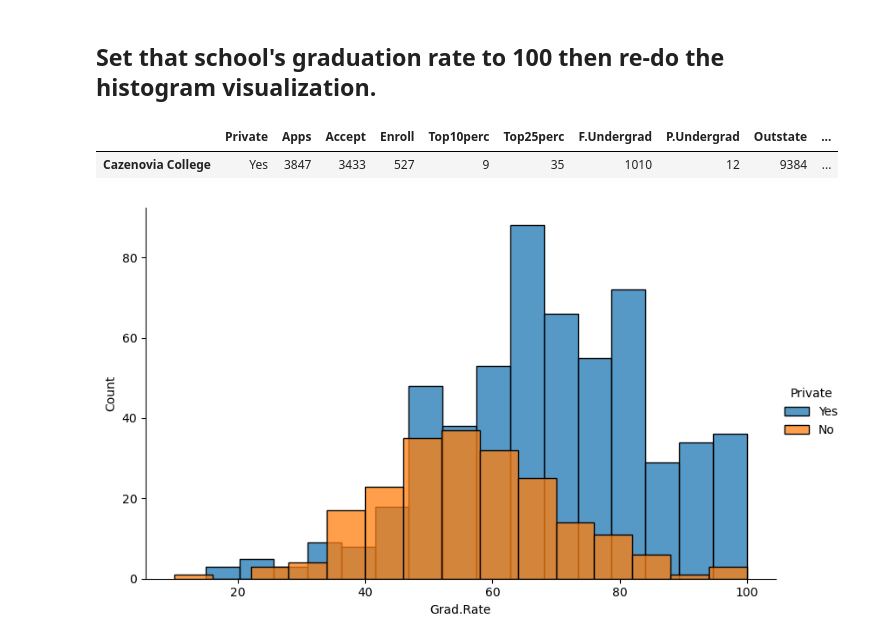
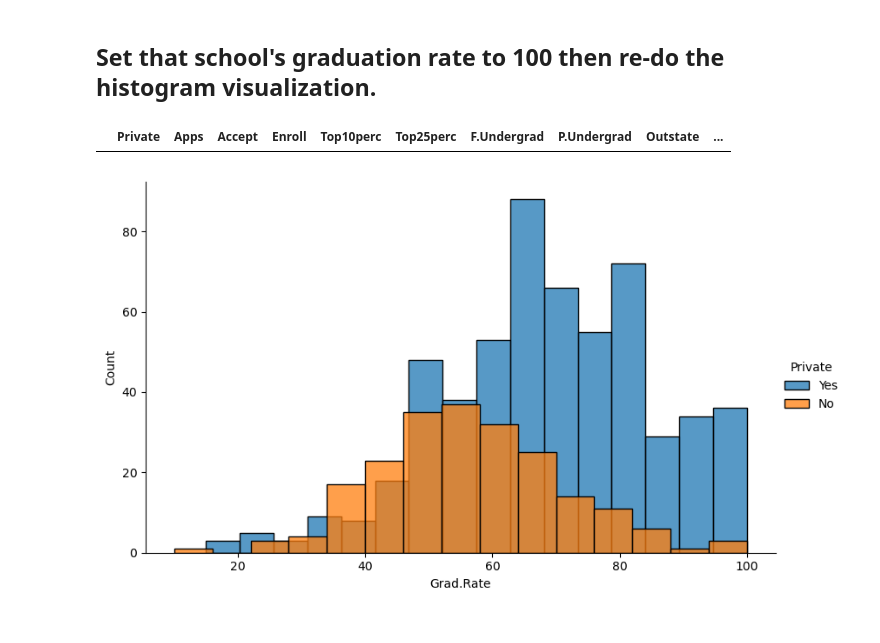
Before and after one commit to Tuwaiq-Data-Science-Bootcamp-V3/K-means-Lab1, a Jupyter notebook: KMeans_Assignment.ipynb, the cells around one changed output. Saved outputs shown, nothing was run; the diff lists cells and outputs as text; code cells hidden in the pictures.

```diff
--- a/KMeans_Assignment.ipynb
+++ b/KMeans_Assignment.ipynb
@@ -127,11 +127,10 @@ higher_then_100
 i = higher_then_100.index
 # Set the graduation rate of the school to 100
 df.loc[i, 'Grad.Rate'] = 100
-# %%
-higher_then_100
-# %% [output]
-|  | Private | Apps | Accept | Enroll | Top10perc | Top25perc | F.Undergrad | P.Undergrad | Outstate | ... |
-| Cazenovia College | Yes | 3847 | 3433 | 527 | 9 | 35 | 1010 | 12 | 9384 | ... |
+# %%
+df.loc[(df['Private'] == 'Yes') & (df['Grad.Rate'] > 100)]
+# %% [output]
+|  | Private | Apps | Accept | Enroll | Top10perc | Top25perc | F.Undergrad | P.Undergrad | Outstate | ... |
 # %%
 Facegrid= sns.FacetGrid(df, hue="Private", height=5,aspect=1.6)
 Facegrid.map(sns.histplot, "Grad.Rate")
```
Also changed, not shown: parts of 3 cells of this notebook.
